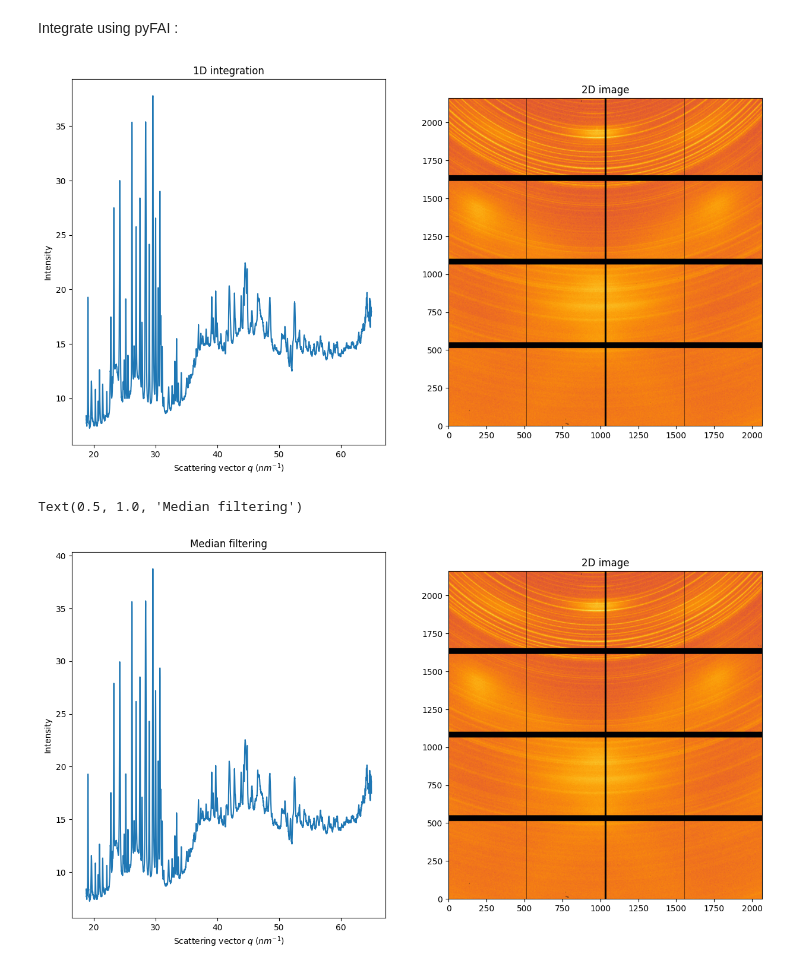
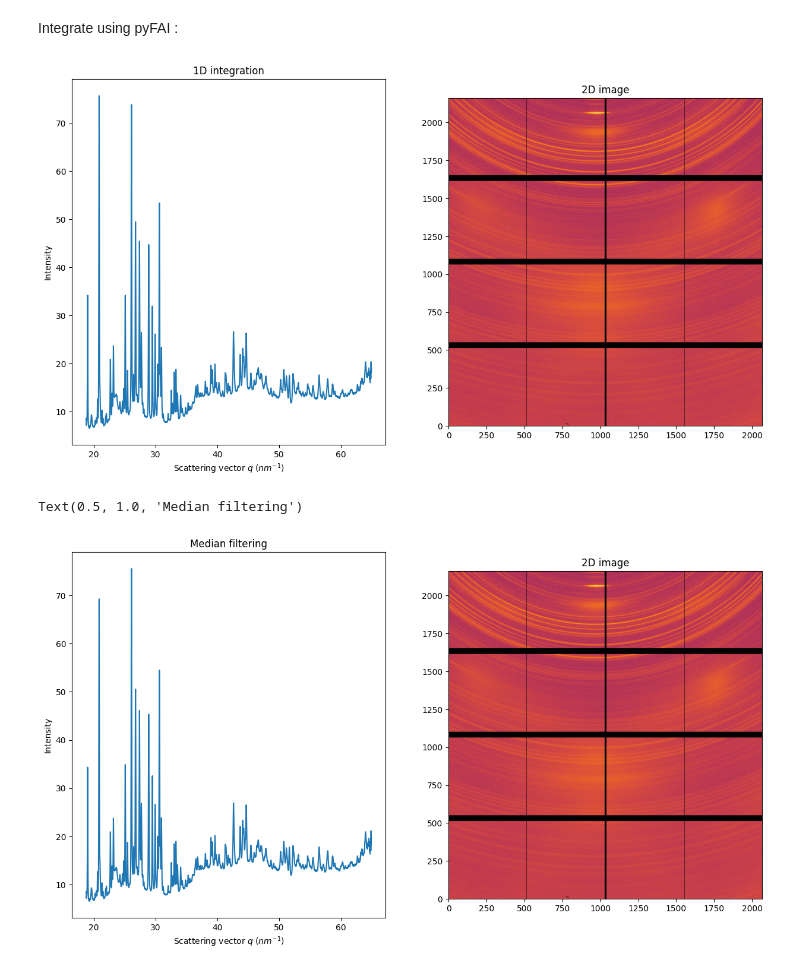
Before and after one commit to Escouflenfer/Extract_ESRF_Data, a Jupyter notebook: Extract_ESRF-Data.ipynb, the cells around one changed output. Saved outputs shown, nothing was run; the diff lists cells and outputs as text; code cells hidden in the pictures.

```diff
--- a/Extract_ESRF-Data.ipynb
+++ b/Extract_ESRF-Data.ipynb
@@ -138,40 +153,40 @@ Integrate using pyFAI :
 # %%
 import os
 os.environ["PYOPENCL_COMPILER_OUTPUT"]="0"
 
 from matplotlib.pyplot import subplots
 from pyFAI.gui import jupyter
 import numpy, fabio, pyFAI
 from pyFAI import benchmark
 from pyFAI.test.utilstest import UtilsTest
 import packages.extract_esrf.extract_esrf as ee
+import pathlib as pl
 
-PONI_PATH = "/Users/williamrigaut/Desktop/Notebooks/Extract_ESRF_Data/ESRF_data/CONFIG/CdTe_LaB6_20250513.poni"
+PONI_PATH = "/Users/williamrigaut/Desktop/Notebooks/Extract_ESRF_Data/ESRF_data/CONFIG/CdTe_LaB6_20260513.poni"
 SAVED_DATA_PATH = "/Users/williamrigaut/Desktop/Notebooks/Extract_ESRF_Data/ESRF_data/SAVED_DATA"
 RAW_DATA_PATH = "./ESRF_data/RAW_DATA/"
 
-FOLDERNAME = "NdCeFeB_4_2"
-SCAN_NUMBER = 25
+FOLDERNAME = "NdCeFeB_5_6"
+SCAN_NUMBER = 230
 
-ai = pyFAI.load(PONI_PATH)
-
-_raw_data, metadata = ee.extract_CdTe_data(FOLDERNAME, SCAN_NUMBER, display=False, output_metadata=True, raw_data_path=RAW_DATA_PATH)
+_raw_data, metadata = ee.extract_CdTe_data(FOLDERNAME, SCAN_NUMBER, display=False, output_metadata=True, raw_data_path=RAW_DATA_PATH, suffix="0001")
 img = fabio.open(f"{SAVED_DATA_PATH}/{FOLDERNAME}/{FOLDERNAME}_{SCAN_NUMBER}.img").data
+poni = pyFAI.load(PONI_PATH)
 
 fig, ax = subplots(1, 2)
 fig.set_size_inches(15, 8)
 jupyter.display(img, ax=ax[1])
-plot1d = ai.integrate1d(img, 2999)
+plot1d = poni.integrate1d(img, 2999)
 jupyter.plot1d(plot1d, ax=ax[0])
 ax[1].set_title("2D image")
 pass
 # %% [output]
-[figure, old version]
+[figure, new version]
 # %%
 method = ["full", "csr", "cython"]
 percentile=(1,99)
 pol=0.99
-plot1d_corrected_median = ai.medfilt1d_ng(img, 3000, method=method, percentile=percentile, polarization_factor=pol)
+plot1d_corrected_median = poni.medfilt1d_ng(img, 3000, method=method, percentile=percentile, polarization_factor=pol)
 
 fig, ax = subplots(1, 2)
 fig.set_size_inches(15, 8)
@@ -181,7 +196,7 @@ ax[1].set_title("2D image")
 ax[0].set_title("Median filtering")
 # %% [output]
 Text(0.5, 1.0, 'Median filtering')
-[figure, old version]
+[figure, new version]
 # %%
 import os
 os.environ["PYOPENCL_COMPILER_OUTPUT"]="0"
```
Also changed, not shown: parts of 10 cells of this notebook, 2 other files.
